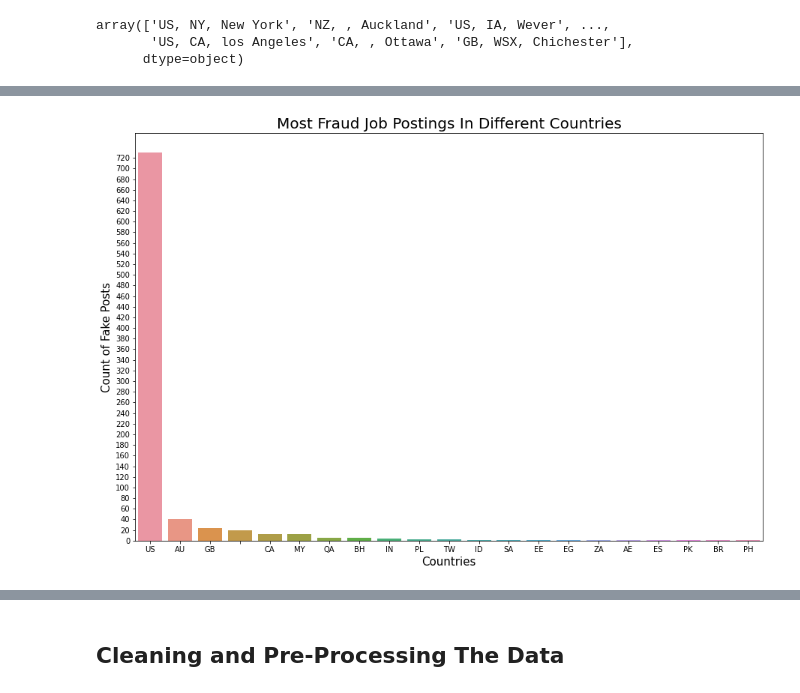
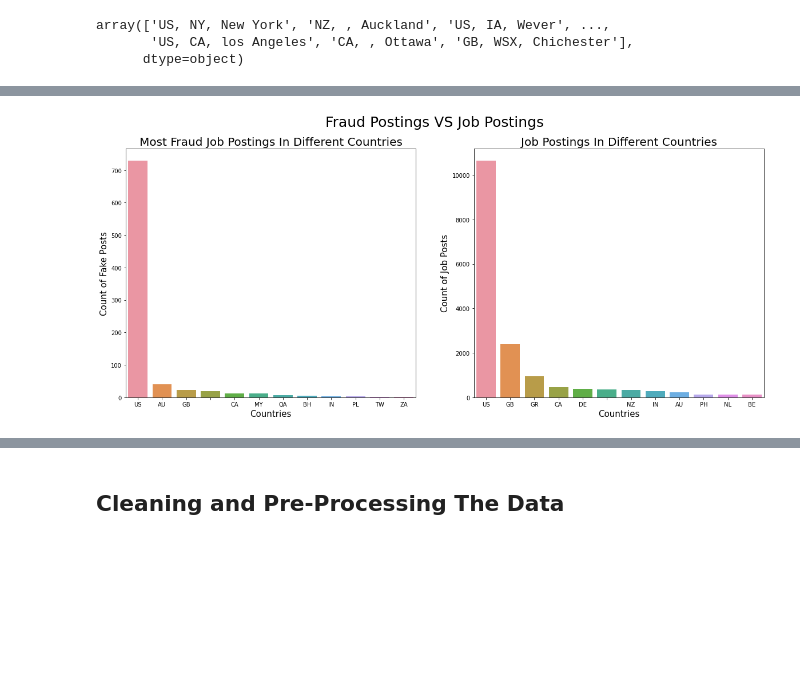
Before and after one commit to Devil-Rick/Fake-Job-Detection, a Jupyter notebook: Fake_Job_Detection.ipynb, the cells around one changed output, grey strips where cells are left out. Drawn from its saved outputs; the diff is of its cells as text; code cells hidden in the pictures; blank space fills up the shorter version.

```diff
--- a/Fake_Job_Detection.ipynb
+++ b/Fake_Job_Detection.ipynb
@@ -234,17 +234,34 @@ PH      1
 Name: Country, dtype: int64
-# %%
-fraud_Country = dict(df.Country.where(df.fraudulent == 1).value_counts())
-values = list(fraud_Country.values())
-keys = list(fraud_Country.keys())
-# Plot
-plt.figure(figsize=(15,10))
-plt.title('Most Fraud Job Postings In Different Countries' , size = 20)
-plt.yticks(np.arange(0 , max(values)+1 , 20))
-plt.ylabel('Count of Fake Posts' , size = 15)
-plt.xlabel('Countries' , size = 15)
-sns.barplot(x = keys , y = values);
-# %% [output]
-[figure, removed]
+# %%
+# fraud JOB posting in each Country
+fraud_job_Country = dict(df.Country.where(df.fraudulent == 1).value_counts()[:12])
+fraud_job_values = list(fraud_job_Country.values())
+fraud_job_keys = list(fraud_job_Country.keys())
+
+# total JOB posting in each Country
+all_job_Country = dict(df.Country.value_counts()[:12])
+all_job_values = list(all_job_Country.values())
+all_job_keys = list(all_job_Country.keys())
+
+# Plot
+fig = plt.figure(figsize=(20,8))
+gs = fig.add_gridspec(2,2)
+fig.suptitle('Fraud Postings VS Job Postings' , size = 25)
+
+ax1 = fig.add_subplot(gs[:,0])
+ax1.set_title('Most Fraud Job Postings In Different Countries' , size = 20)
+ax1.set_ylabel('Count of Fake Posts' , size = 15)
+ax1.set_xlabel('Countries' , size = 15)
+sns.barplot(x = fraud_job_keys , y = fraud_job_values);
+
+
+ax2 = fig.add_subplot(gs[:,1])
+ax2.set_title('Job Postings In Different Countries' , size = 20)
+ax2.set_ylabel('Count of Job Posts' , size = 15)
+ax2.set_xlabel('Countries' , size = 15)
+sns.barplot(x = all_job_keys , y = all_job_values);
+# %% [output]
+[figure, added]
 # %%
 most_fraud = dict(df.location.where((df.Country == 'US') & (df.fraudulent == 1)).value_counts()[:15])
 
```
Also changed, not shown: parts of 12 cells of this notebook.
